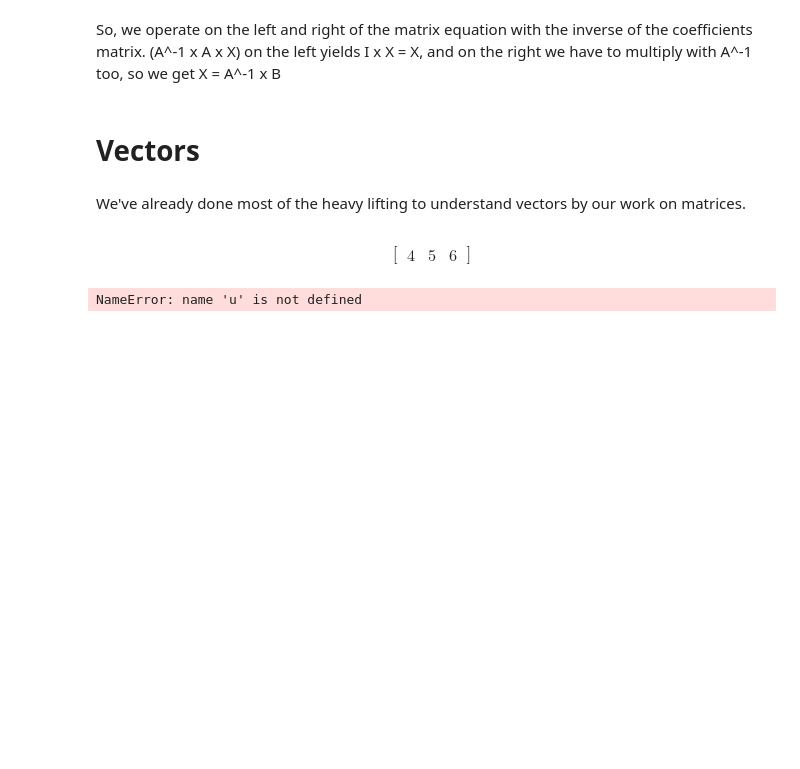
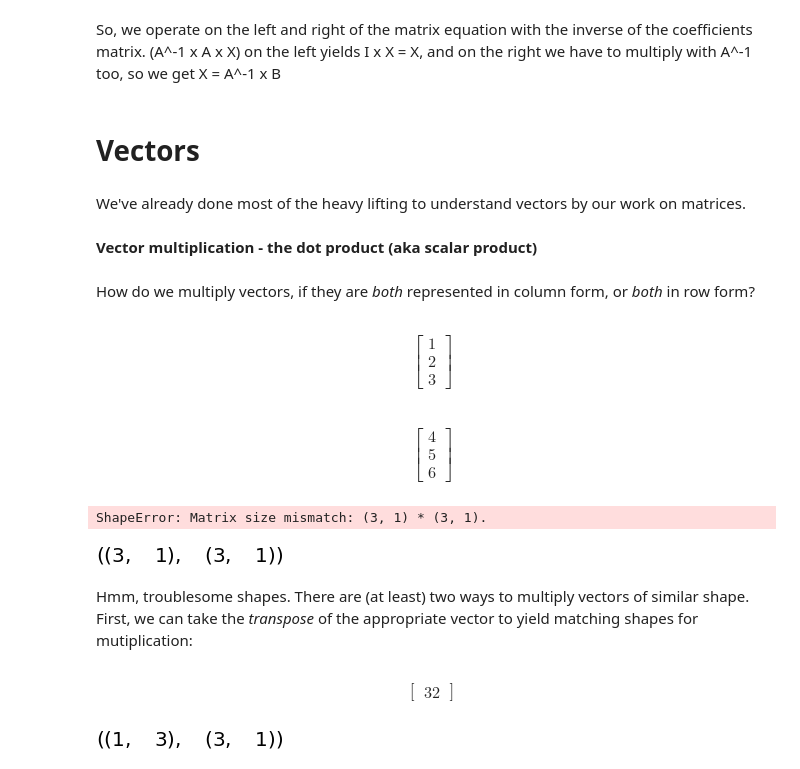
Before and after one commit to derekmiddlemiss/PythonMathsCodeAlong, a Jupyter notebook: Session 7 - Linear Algebra.ipynb, the cells around one changed output. Cells and saved outputs as stored; diff of their text form; code cells hidden in the pictures; blank space fills up the shorter version.

```diff
--- a/Session 7 - Linear Algebra.ipynb
+++ b/Session 7 - Linear Algebra.ipynb
@@ -280,13 +280,39 @@ So, we operate on the left and right of the matrix equation with the inverse of
 # **Vectors**
 # %% [markdown]
 We've already done most of the heavy lifting to understand vectors by our work on matrices.
+# %% [markdown]
+**Vector multiplication - the dot product (aka scalar product)**
+# %% [markdown]
+How do we multiply vectors, if they are *both* represented in column form, or *both* in row form?
+# %%
+# A column vector
+u = Matrix([[1],[2],[3]])
+u
+# %% [output]
+$$\left[\begin{matrix}1\\2\\3\end{matrix}\right]$$
 # %%
-# A column vector
-v = Matrix([[4, 5, 6]])
+# Another column vector
+v = Matrix([[4], [5], [6]])
 v
 # %% [output]
-$$\left[\begin{matrix}4 & 5 & 6\end{matrix}\right]$$
+$$\left[\begin{matrix}4\\5\\6\end{matrix}\right]$$
+# %%
+# This won't work, as the shapes are wrong
+u*v
+# %% [output]
+ShapeError: Matrix size mismatch: (3, 1) * (3, 1).
+# %%
+u.shape, v.shape
+# %% [output]
+[figure, added]
+# %% [markdown]
+Hmm, troublesome shapes. There are (at least) two ways to multiply vectors of similar shape. First, we can take the *transpose* of the appropriate vector to yield matching shapes for mutiplication:
 # %%
-u*v
+u.transpose()*v
 # %% [output]
-NameError: name 'u' is not defined
+$$\left[\begin{matrix}32\end{matrix}\right]$$
+# %%
+# We see that this will yield a 1 x 1 product, i.e. a scalar
+u.transpose().shape, v.shape
+# %% [output]
+[figure, added]
```
Also changed, not shown: parts of 11 cells of this notebook, 4 other files.
